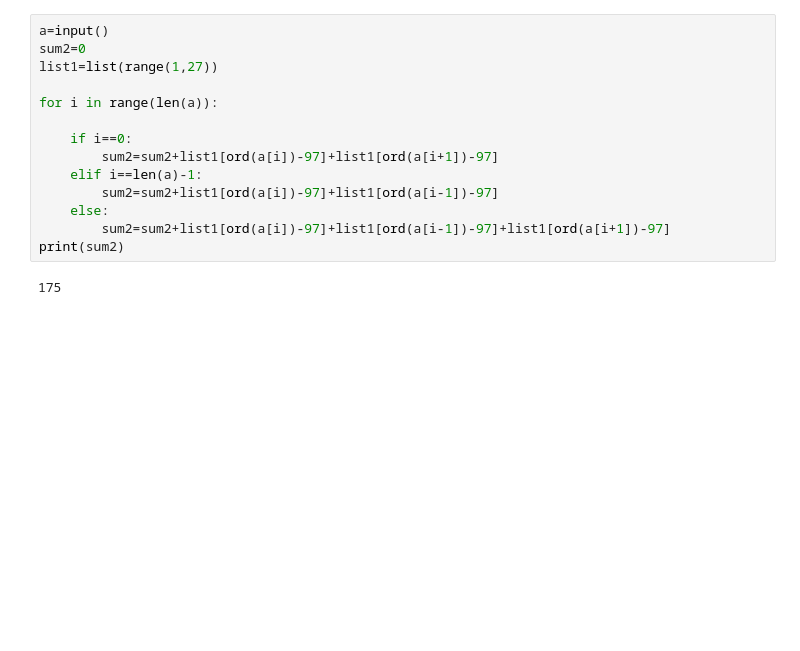
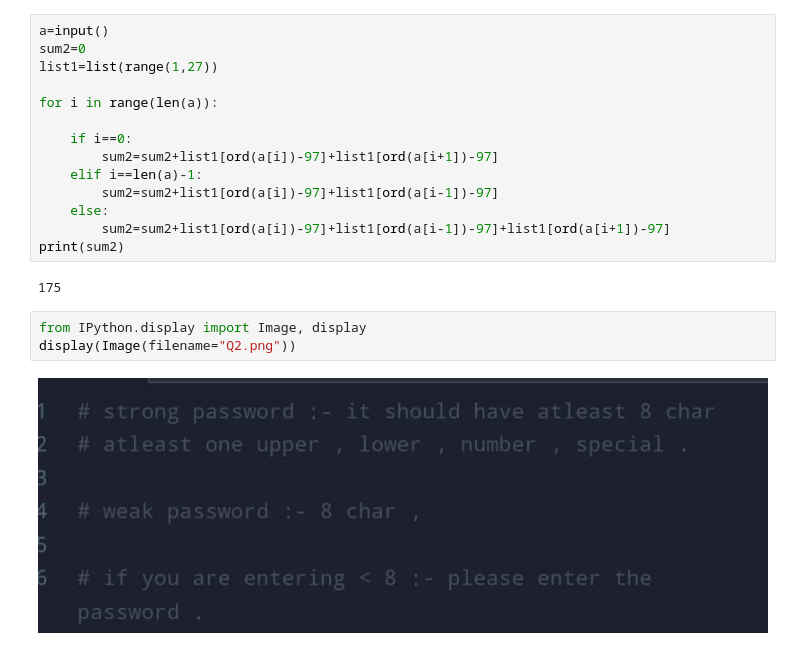
Before and after one commit to JOHN-EDMUND-SINGH-WORK/Accenture-Preparation, a Jupyter notebook: Day_2/Day_2.ipynb, the cells around one changed output. Drawn from its saved outputs; the diff is of its cells as text; blank space fills up the shorter version.

```diff
--- a/Day_2/Day_2.ipynb
+++ b/Day_2/Day_2.ipynb
@@ -24,3 +24,8 @@ for i in range(len(a)):
 print(sum2)
 # %% [output]
 175
+# %%
+from IPython.display import Image, display
+display(Image(filename="Q2.png"))
+# %% [output]
+[figure, added]
```
Also changed, not shown: parts of 1 cell of this notebook, 2 other files.
